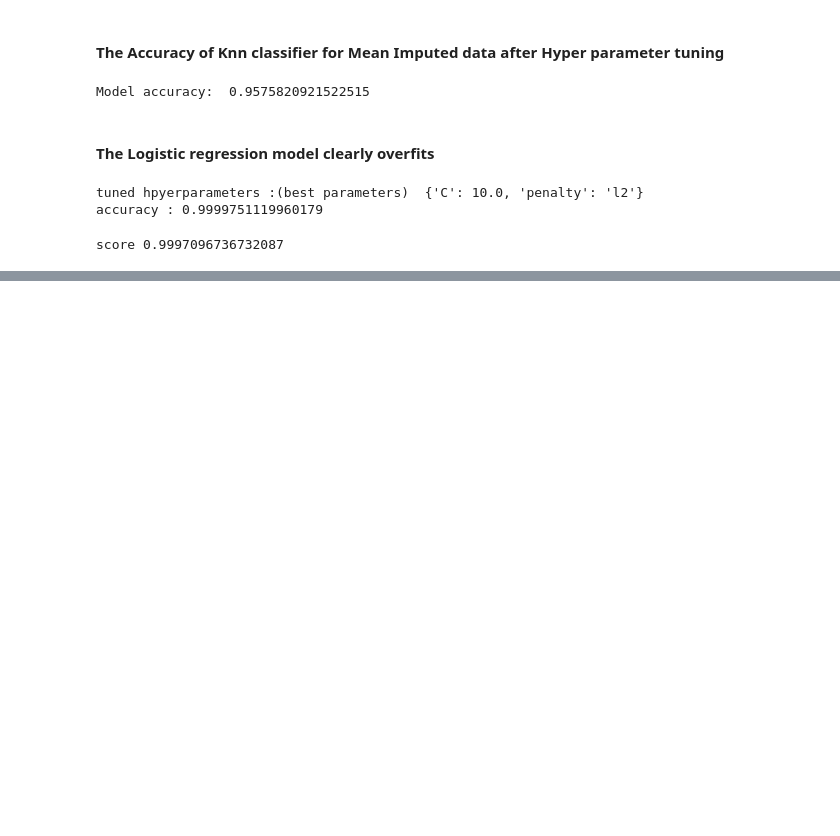
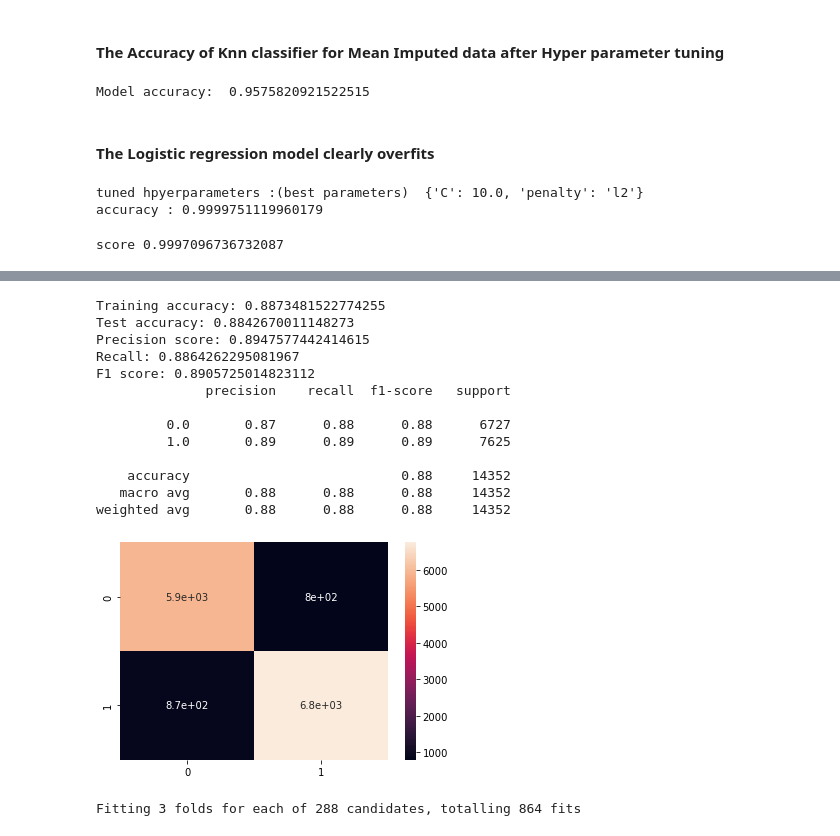
Before and after one commit to SaiGowtham-11/Customer-Analysis-and-Segementation, a Jupyter notebook: Milestone3Final.ipynb, the cells around one changed output, grey strips where cells are left out. Drawn from its saved outputs; the diff is of its cells as text; code cells hidden in the pictures; blank space fills up the shorter version.

```diff
--- a/Milestone3Final.ipynb
+++ b/Milestone3Final.ipynb
@@ -771,0 +897,26 @@ score 0.9997096736732087
+# %%
+def print_metrics(model,y_pred):
+    list = []
+    print("Training accuracy:",accuracy_score(y_train,model.predict(X_train)))
+    print("Test accuracy:",accuracy_score(y_test, y_pred))
+    print("Precision score:",precision_score(y_test, y_pred))
+    print("Recall:",recall_score(y_test, y_pred))
+    print("F1 score:",f1_score(y_test, y_pred))
+    print(classification_report(y_test, y_pred))
+    sns.heatmap(confusion_matrix(y_test,y_pred),annot=True)
+    plt.show()
+# %%
+# train test split
+X_train, X_test, y_train, y_test = train_test_split(X, y, test_size=0.25, random_state=42,stratify=y)
+# %%
+#data normalization using StandardScalar
+# standardization can be done only on numerical cols. Applying it on categorical columns gives us undesirable outputs.
+ss = StandardScaler()
+X_train[numerical_cols] = ss.fit_transform(X_train[numerical_cols])
+X_test[numerical_cols] = ss.transform(X_test[numerical_cols])
+X_train=X_train[best_features]
+X_test=X_test[best_features]
+print(X_train.shape)
+print(X_test.shape)
+print(y_train.shape)
+print(y_test.shape)
@@ -771,0 +928,11 @@ score 0.9997096736732087
+# %%
+# Logistic Regression hyper-parameter tuning
+from sklearn.model_selection import GridSearchCV
+from sklearn.linear_model import LogisticRegression
+grid_params={"C":np.logspace(-3,3,7), "penalty":["l1","l2"]}# l1:lasso; l2:ridge
+logreg=LogisticRegression()
+logreg_cv=GridSearchCV(logreg,grid_params,cv=StratifiedKFold(n_splits=5, random_state=101, shuffle=True),verbose = 2)
+logreg_cv.fit(X_train,y_train)
+
+print("tuned hpyerparameters :(best parameters) ",logreg_cv.best_params_)
+print("accuracy :",logreg_cv.best_score_)
@@ -771,0 +957,38 @@ score 0.9997096736732087
+# %%
+# performance metrics for logistic regression with l2 penality
+y_pred=logreg_cv.predict(X_test)
+print_metrics(logreg_cv,y_pred)
+# %% [output]
+Training accuracy: 0.8873481522774255
+Test accuracy: 0.8842670011148273
+Precision score: 0.8947577442414615
+Recall: 0.8864262295081967
+F1 score: 0.8905725014823112
+              precision    recall  f1-score   support
+
+         0.0       0.87      0.88      0.88      6727
+         1.0       0.89      0.89      0.89      7625
+
+    accuracy                           0.88     14352
+   macro avg       0.88      0.88      0.88     14352
+weighted avg       0.88      0.88      0.88     14352
+[figure, added]
+# %%
+#XGBoost hyper-parameter tuning
+param_grid = {'learning_rate': [0.01, 0.1],'max_depth': list(range(10, 50,10)),'min_child_weight': [1, 3, 5],
+                'subsample': [0.5, 0.7],'colsample_bytree': [0.5, 0.7],'n_estimators' : [100, 200, 500],
+              'objective': ['reg:squarederror']}
+
+xgb_cv = GridSearchCV(estimator = XGBClassifier(random_state=101),
+                           param_grid = param_grid,
+                           #scoring = 'neg_mean_absolute_error',
+                           scoring = 'neg_mean_squared_error',
+                           cv = StratifiedKFold(n_splits=3, random_state=101, shuffle=True),
+                           n_jobs = -1,
+                           verbose = 2)
+
+xgb_cv.fit(X_train,y_train)
+print("tuned hpyerparameters :(best parameters) ",xgb_cv.best_params_)
+print("accuracy :",xgb_cv.best_score_)
+# %% [output]
+Fitting 3 folds for each of 288 candidates, totalling 864 fits
```
Also changed, not shown: parts of 24 cells of this notebook.
